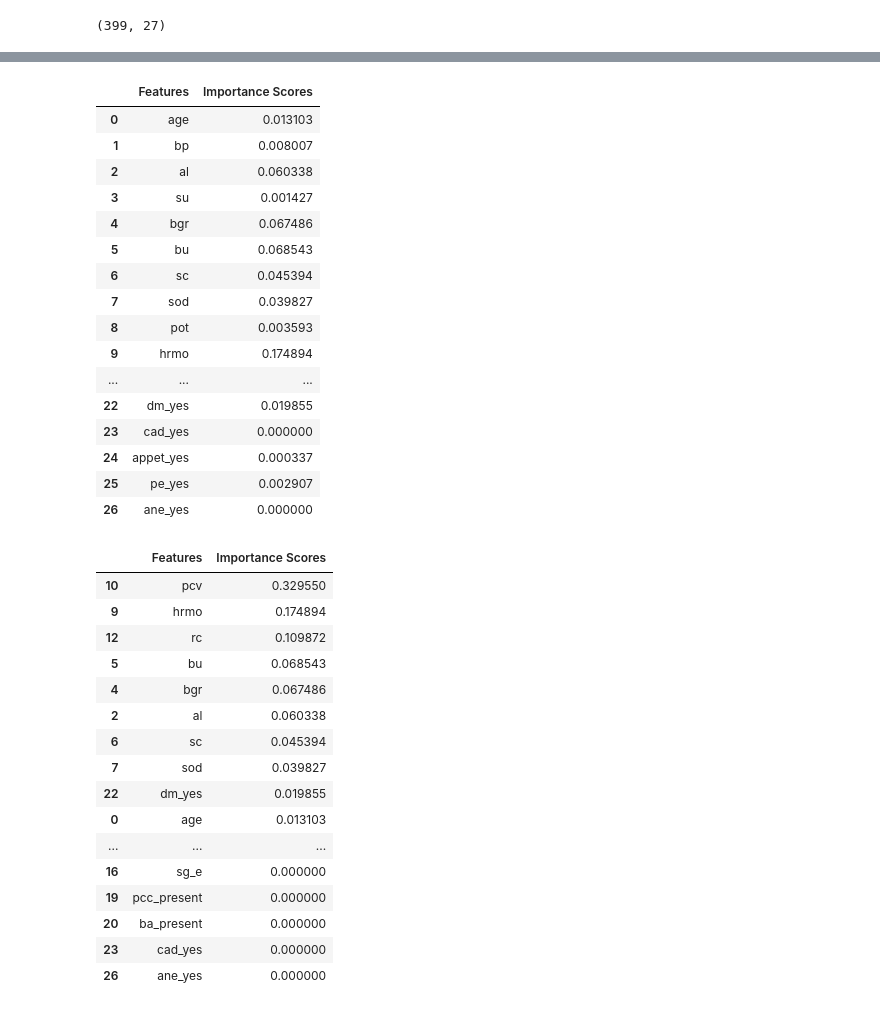
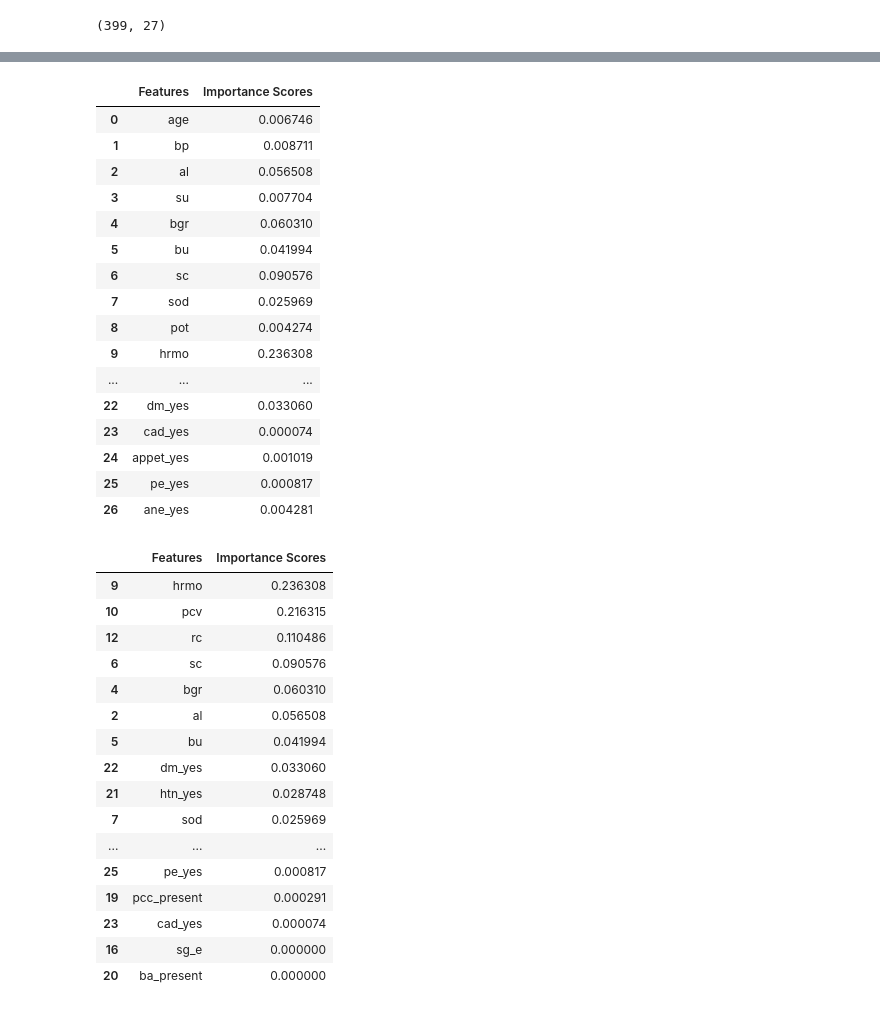
Before and after one commit to kanmanigit/Feature-Selection, a Jupyter notebook: Feature_importance.ipynb, the cells around one changed output, grey strips where cells are left out. Saved outputs shown, nothing was run; the diff lists cells and outputs as text; code cells hidden in the pictures.

```diff
--- a/Feature_importance.ipynb
+++ b/Feature_importance.ipynb
@@ -64,8 +64,17 @@ SS = StandardScaler()
 xtrain_Scaled = SS.fit_transform(xTrain)
 xtest_Scaled = SS.fit_transform(xTest)
 # %%
+# without feature selection check accuracy with Ramdam forest
+
 from sklearn.ensemble import RandomForestClassifier
 
-rf_classifier = RandomForestClassifier(n_estimators=10, max_depth=None,min_samples_split=2, random_state=0)
+rf_classifier = RandomForestClassifier(n_estimators=50, max_depth=None,min_samples_split=2, random_state=100)
 rf_classifier.fit(xtrain_Scaled, yTrain)
+
+y_pred = rf_classifier.predict(xtest_Scaled)
+
+# Accuracy
+from sklearn.metrics import accuracy_score
+accuracy_score =accuracy_score(yTest,y_pred)
+print("Accuracy score= ", accuracy_score)
 # %% [output]
@@ -83,43 +95,46 @@ array([0.01310313, 0.00800663, 0.06033791, 0.00142722, 0.06748565,
 # %%
-df1 = pd.DataFrame({'Features':indep.columns, 'Importance Scores':feature_importance})
-df1
+# create the Dataframe
+final_df1 = pd.DataFrame({'Features':indep.columns, 'Importance Scores':feature_importance})
+final_df1
 # %% [output]
 |  | Features | Importance Scores |
-| 0 | age | 0.013103 |
-| 1 | bp | 0.008007 |
-| 2 | al | 0.060338 |
-| 3 | su | 0.001427 |
-| 4 | bgr | 0.067486 |
-| 5 | bu | 0.068543 |
-| 6 | sc | 0.045394 |
-| 7 | sod | 0.039827 |
-| 8 | pot | 0.003593 |
-| 9 | hrmo | 0.174894 |
+| 0 | age | 0.006746 |
+| 1 | bp | 0.008711 |
+| 2 | al | 0.056508 |
+| 3 | su | 0.007704 |
+| 4 | bgr | 0.060310 |
+| 5 | bu | 0.041994 |
+| 6 | sc | 0.090576 |
+| 7 | sod | 0.025969 |
+| 8 | pot | 0.004274 |
+| 9 | hrmo | 0.236308 |
 | ... | ... | ... |
-| 22 | dm_yes | 0.019855 |
-| 23 | cad_yes | 0.000000 |
-| 24 | appet_yes | 0.000337 |
-| 25 | pe_yes | 0.002907 |
-| 26 | ane_yes | 0.000000 |
+| 22 | dm_yes | 0.033060 |
+| 23 | cad_yes | 0.000074 |
+| 24 | appet_yes | 0.001019 |
+| 25 | pe_yes | 0.000817 |
+| 26 | ane_yes | 0.004281 |
 # %%
-df2 = df1.sort_values(by='Importance Scores',ascending=False)
-df2
+# sort in ascending order to better visualization
+
+final_df1 = final_df1.sort_values(by='Importance Scores',ascending=False)
+final_df1
 # %% [output]
 |  | Features | Importance Scores |
-| 10 | pcv | 0.329550 |
-| 9 | hrmo | 0.174894 |
-| 12 | rc | 0.109872 |
-| 5 | bu | 0.068543 |
-| 4 | bgr | 0.067486 |
-| 2 | al | 0.060338 |
-| 6 | sc | 0.045394 |
-| 7 | sod | 0.039827 |
-| 22 | dm_yes | 0.019855 |
-| 0 | age | 0.013103 |
+| 9 | hrmo | 0.236308 |
+| 10 | pcv | 0.216315 |
+| 12 | rc | 0.110486 |
+| 6 | sc | 0.090576 |
+| 4 | bgr | 0.060310 |
+| 2 | al | 0.056508 |
+| 5 | bu | 0.041994 |
+| 22 | dm_yes | 0.033060 |
+| 21 | htn_yes | 0.028748 |
+| 7 | sod | 0.025969 |
 | ... | ... | ... |
+| 25 | pe_yes | 0.000817 |
+| 19 | pcc_present | 0.000291 |
+| 23 | cad_yes | 0.000074 |
 | 16 | sg_e | 0.000000 |
-| 19 | pcc_present | 0.000000 |
 | 20 | ba_present | 0.000000 |
-| 23 | cad_yes | 0.000000 |
-| 26 | ane_yes | 0.000000 |
 # %%
```
Also changed, not shown: parts of 8 cells of this notebook.
